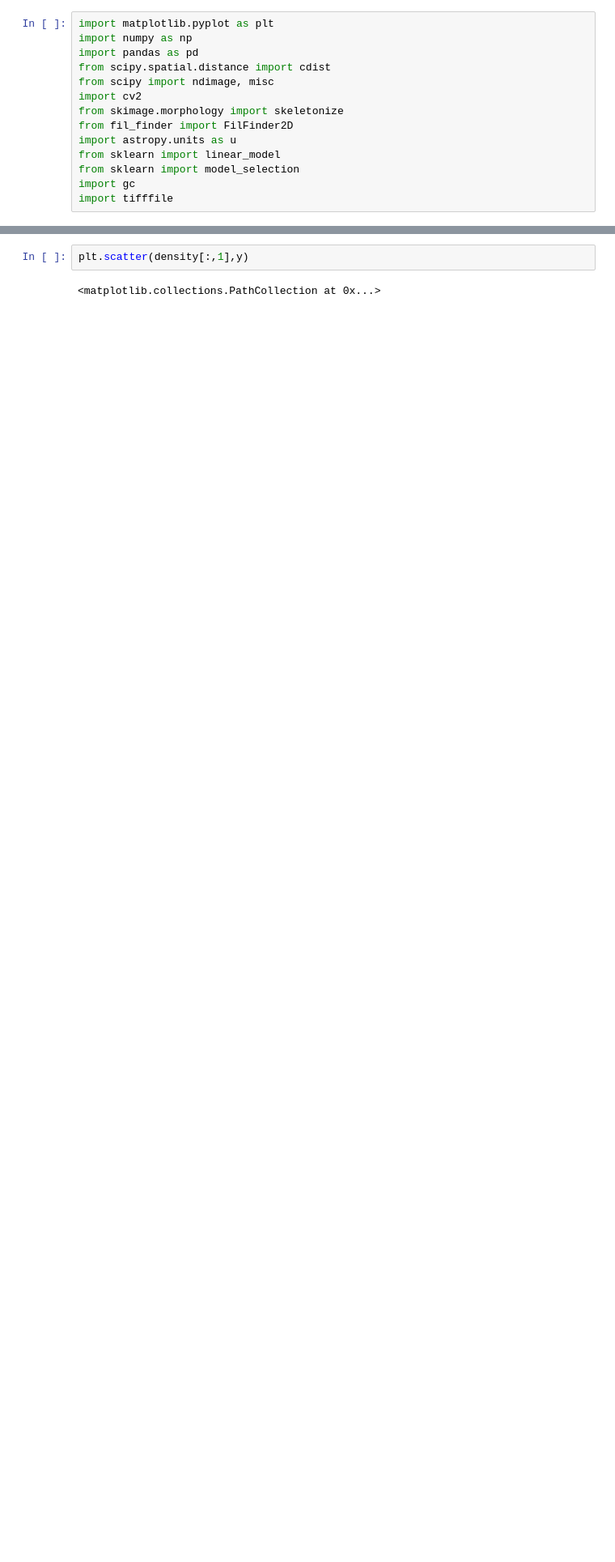
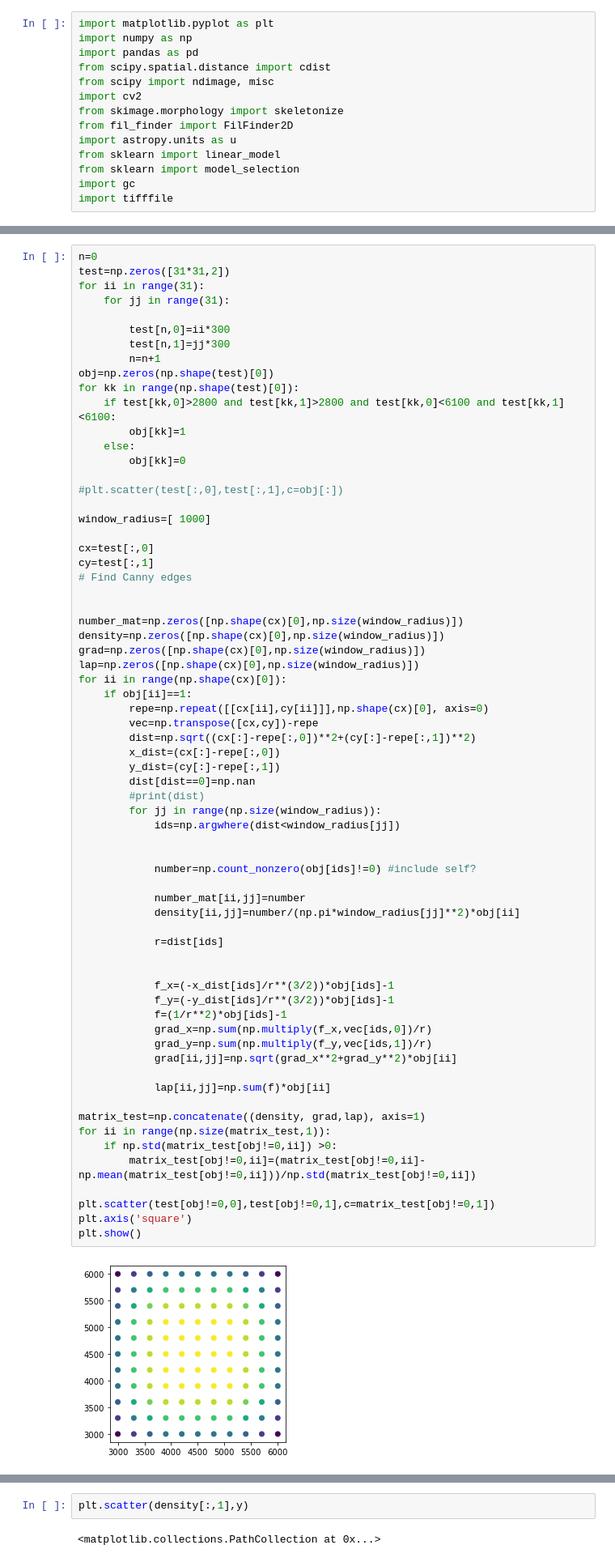
Before and after one commit to iamsmurph/SymBreak, a Jupyter notebook: scripting/Lasso_reduction.ipynb, the cells around one changed output, grey strips where cells are left out. Shown at 81% size. Drawn from its saved outputs; the diff is of its cells as text; blank space fills up the shorter version.

```diff
--- a/scripting/Lasso_reduction.ipynb
+++ b/scripting/Lasso_reduction.ipynb
@@ -44 +50,70 @@ array([[1700.,  100.,  964.,   63.,   48.],
+# %%
+n=0
+test=np.zeros([31*31,2])
+for ii in range(31):
+    for jj in range(31):
+
+        test[n,0]=ii*300
+        test[n,1]=jj*300
+        n=n+1
+obj=np.zeros(np.shape(test)[0])
+for kk in range(np.shape(test)[0]):
+    if test[kk,0]>2800 and test[kk,1]>2800 and test[kk,0]<6100 and test[kk,1]<6100:
+        obj[kk]=1
+    else:
+        obj[kk]=0
+
+#plt.scatter(test[:,0],test[:,1],c=obj[:])
+
+window_radius=[ 1000]
+
+cx=test[:,0]
+cy=test[:,1]
+# Find Canny edges
+
+
+number_mat=np.zeros([np.shape(cx)[0],np.size(window_radius)])
+density=np.zeros([np.shape(cx)[0],np.size(window_radius)])
+grad=np.zeros([np.shape(cx)[0],np.size(window_radius)])
+lap=np.zeros([np.shape(cx)[0],np.size(window_radius)])
+for ii in range(np.shape(cx)[0]):
+    if obj[ii]==1:
+        repe=np.repeat([[cx[ii],cy[ii]]],np.shape(cx)[0], axis=0)
+        vec=np.transpose([cx,cy])-repe
+        dist=np.sqrt((cx[:]-repe[:,0])**2+(cy[:]-repe[:,1])**2)
+        x_dist=(cx[:]-repe[:,0])
+        y_dist=(cy[:]-repe[:,1])
+        dist[dist==0]=np.nan
+        #print(dist)
+        for jj in range(np.size(window_radius)):
+            ids=np.argwhere(dist<window_radius[jj])
+
+
+            number=np.count_nonzero(obj[ids]!=0) #include self?
+
+            number_mat[ii,jj]=number
+            density[ii,jj]=number/(np.pi*window_radius[jj]**2)*obj[ii]
+
+            r=dist[ids]
+
+
+            f_x=(-x_dist[ids]/r**(3/2))*obj[ids]-1
+            f_y=(-y_dist[ids]/r**(3/2))*obj[ids]-1
+            f=(1/r**2)*obj[ids]-1
+            grad_x=np.sum(np.multiply(f_x,vec[ids,0])/r)
+            grad_y=np.sum(np.multiply(f_y,vec[ids,1])/r)
+            grad[ii,jj]=np.sqrt(grad_x**2+grad_y**2)*obj[ii]
+
+            lap[ii,jj]=np.sum(f)*obj[ii]
+
+matrix_test=np.concatenate((density, grad,lap), axis=1)
+for ii in range(np.size(matrix_test,1)):
+    if np.std(matrix_test[obj!=0,ii]) >0:
+        matrix_test[obj!=0,ii]=(matrix_test[obj!=0,ii]-np.mean(matrix_test[obj!=0,ii]))/np.std(matrix_test[obj!=0,ii])
+
+plt.scatter(test[obj!=0,0],test[obj!=0,1],c=matrix_test[obj!=0,1])
+plt.axis('square')
+plt.show()
+# %% [output]
+[figure, added]
 # %%
```
Also changed, not shown: parts of 15 cells of this notebook.
